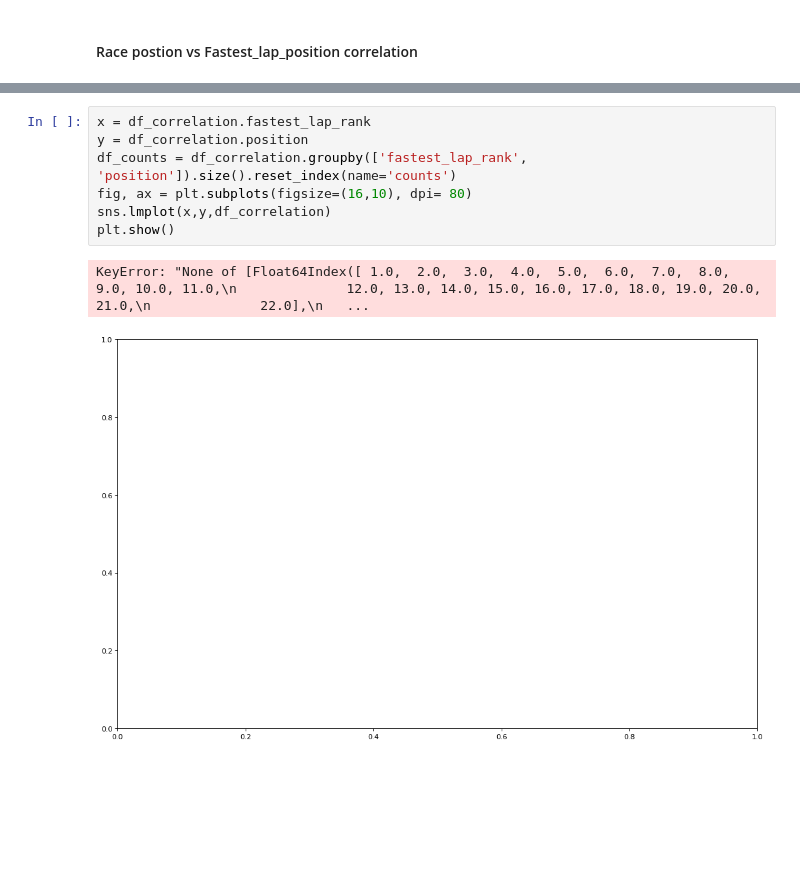
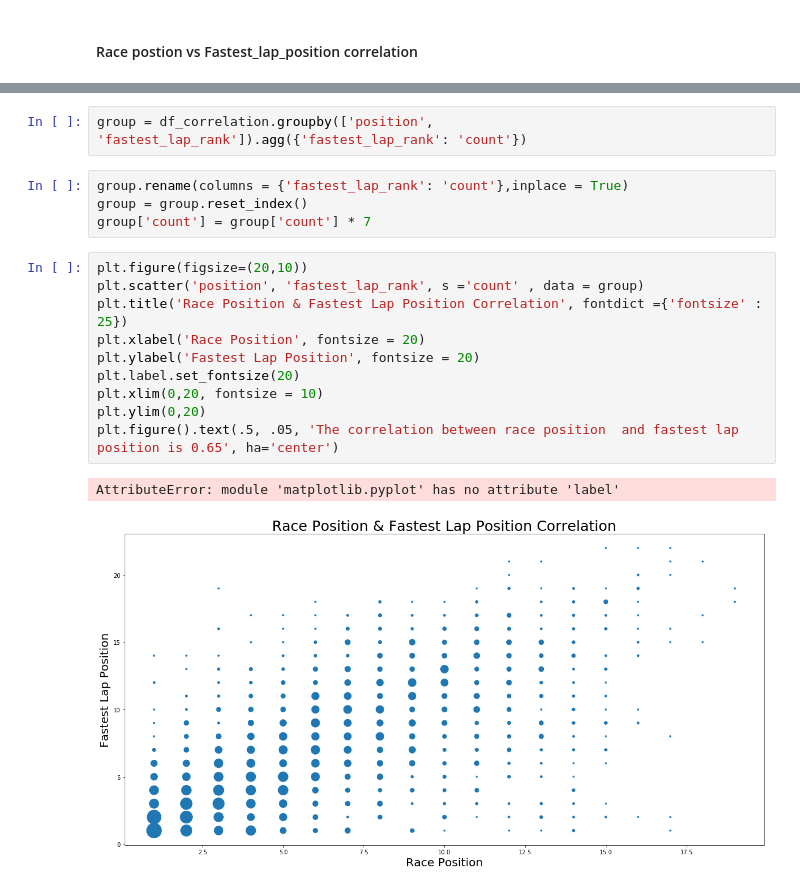
Before and after one commit to Javierhvb/Project-Week-3-Data-Thieves, a Jupyter notebook: your-project/data_analysis/F1 All time races analysis.ipynb, the cells around one changed output, grey strips where cells are left out. Cells and saved outputs as stored; diff of their text form; blank space fills up the shorter version.

```diff
--- a/your-project/data_analysis/F1 All time races analysis.ipynb
+++ b/your-project/data_analysis/F1 All time races analysis.ipynb
@@ -585,10 +530,19 @@ df_correlation
-# %%
-x = df_correlation.fastest_lap_rank
-y = df_correlation.position
-df_counts = df_correlation.groupby(['fastest_lap_rank', 'position']).size().reset_index(name='counts')
-fig, ax = plt.subplots(figsize=(16,10), dpi= 80)
-sns.lmplot(x,y,df_correlation)
-plt.show()
-# %% [output]
-KeyError: "None of [Float64Index([ 1.0,  2.0,  3.0,  4.0,  5.0,  6.0,  7.0,  8.0,  9.0, 10.0, 11.0,\n              12.0, 13.0, 14.0, 15.0, 16.0, 17.0, 18.0, 19.0, 20.0, 21.0,\n              22.0],\n   ...
-[figure, removed]
+# %%
+group = df_correlation.groupby(['position', 'fastest_lap_rank']).agg({'fastest_lap_rank': 'count'})
+# %%
+group.rename(columns = {'fastest_lap_rank': 'count'},inplace = True)
+group = group.reset_index()
+group['count'] = group['count'] * 7
+# %%
+plt.figure(figsize=(20,10))
+plt.scatter('position', 'fastest_lap_rank', s ='count' , data = group)
+plt.title('Race Position & Fastest Lap Position Correlation', fontdict ={'fontsize' : 25})
+plt.xlabel('Race Position', fontsize = 20)
+plt.ylabel('Fastest Lap Position', fontsize = 20)
+plt.label.set_fontsize(20)
+plt.xlim(0,20, fontsize = 10)
+plt.ylim(0,20)
+plt.figure().text(.5, .05, 'The correlation between race position  and fastest lap position is 0.65', ha='center')
+# %% [output]
+AttributeError: module 'matplotlib.pyplot' has no attribute 'label'
+[figure, added]
```
Also changed, not shown: parts of 15 cells of this notebook, 6 other files.
